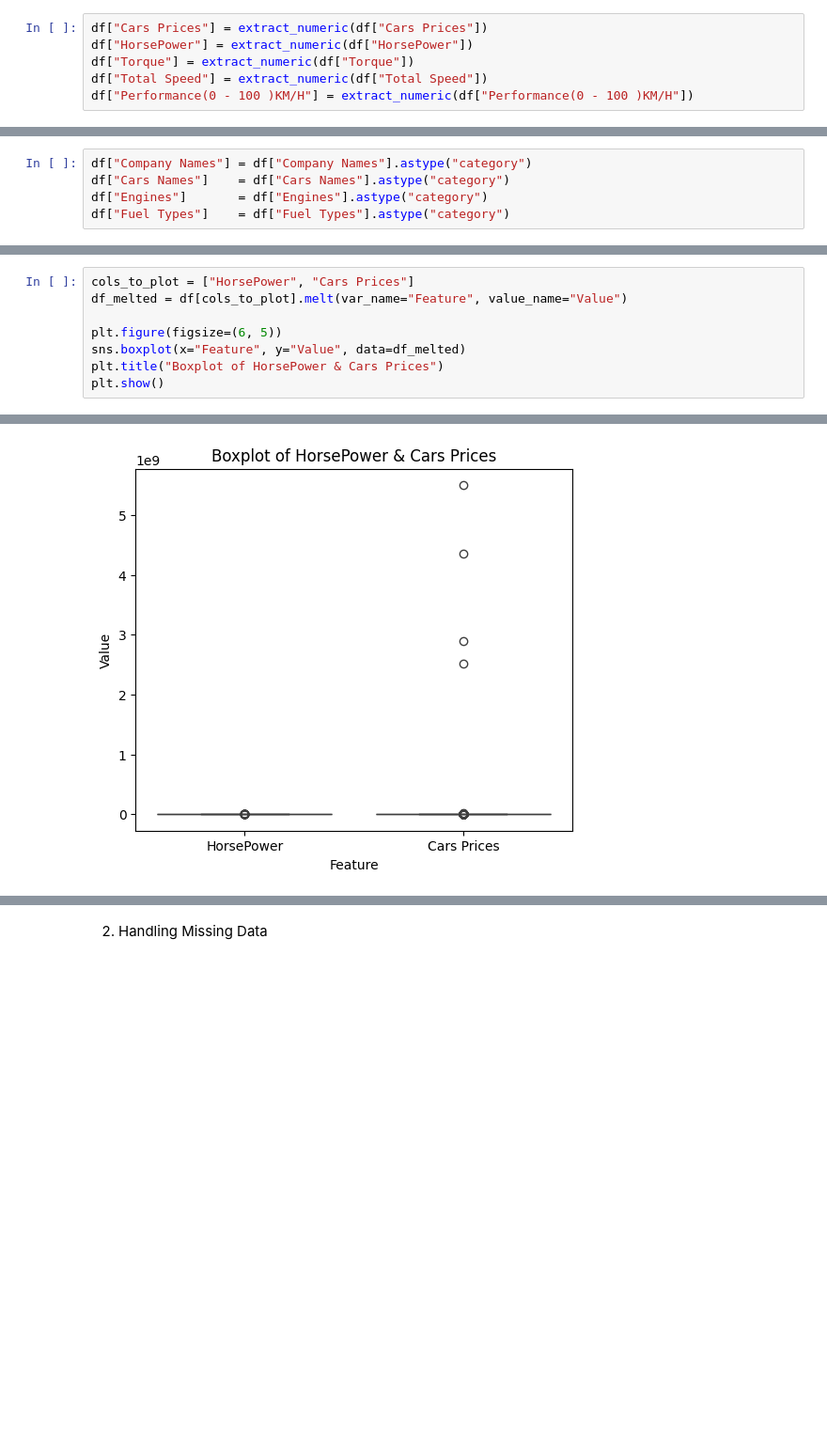
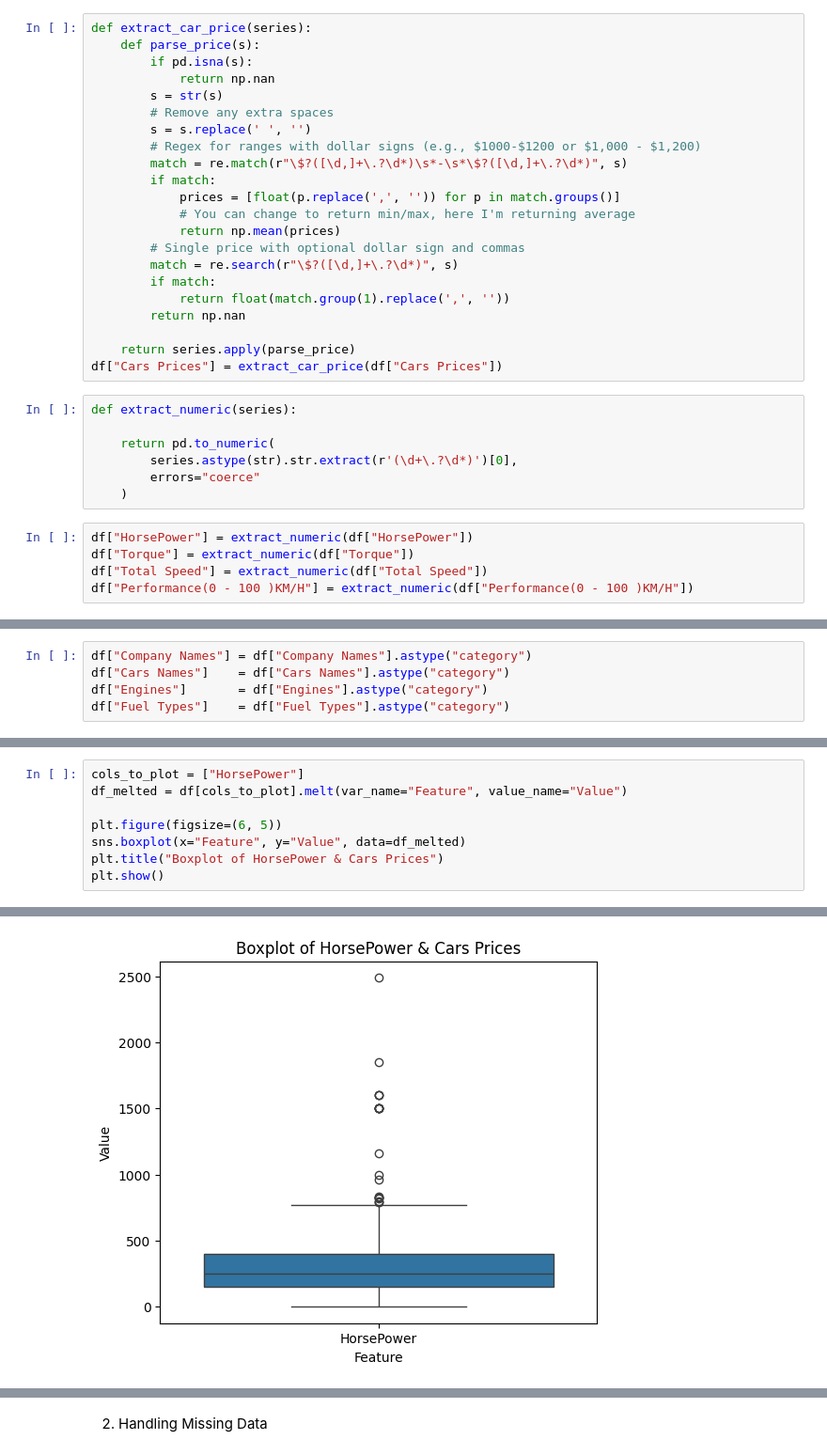
Before and after one commit to vishnu-asmltd/DataTask_1, a Jupyter notebook: Project 2/data_clean.ipynb, the cells around one changed output, grey strips where cells are left out. Shown at 94% size. Cells and saved outputs as stored; diff of their text form; blank space fills up the shorter version.

```diff
--- a/Project 2/data_clean.ipynb
+++ b/Project 2/data_clean.ipynb
@@ -52,8 +61,36 @@ Fuel Types                   0.000000
 Seats                        0.000000
 Torque                       0.082102
 dtype: float64
+# %%
+def extract_car_price(series):
+    def parse_price(s):
+        if pd.isna(s):
+            return np.nan
+        s = str(s)
+        # Remove any extra spaces
+        s = s.replace(' ', '')
+        # Regex for ranges with dollar signs (e.g., $1000-$1200 or $1,000 - $1,200)
+        match = re.match(r"\$?([\d,]+\.?\d*)\s*-\s*\$?([\d,]+\.?\d*)", s)
+        if match:
+            prices = [float(p.replace(',', '')) for p in match.groups()]
+            # You can change to return min/max, here I'm returning average
+            return np.mean(prices)
+        # Single price with optional dollar sign and commas
+        match = re.search(r"\$?([\d,]+\.?\d*)", s)
+        if match:
+            return float(match.group(1).replace(',', ''))
+        return np.nan
+
+    return series.apply(parse_price)
+df["Cars Prices"] = extract_car_price(df["Cars Prices"])
+# %%
+def extract_numeric(series):
+
+    return pd.to_numeric(
+        series.astype(str).str.extract(r'(\d+\.?\d*)')[0],
+        errors="coerce"
+    )
 # %%
-df["Cars Prices"] = extract_numeric(df["Cars Prices"])
 df["HorsePower"] = extract_numeric(df["HorsePower"])
 df["Torque"] = extract_numeric(df["Torque"])
 df["Total Speed"] = extract_numeric(df["Total Speed"])
@@ -148,5 +201,5 @@ plt.show()
 # %%
-cols_to_plot = ["HorsePower", "Cars Prices"]
+cols_to_plot = ["HorsePower"]
 df_melted = df[cols_to_plot].melt(var_name="Feature", value_name="Value")
 
 plt.figure(figsize=(6, 5))
@@ -157 +211 @@ plt.show()
-[figure, old version]
+[figure, new version]
```
Also changed, not shown: parts of 45 cells of this notebook.
